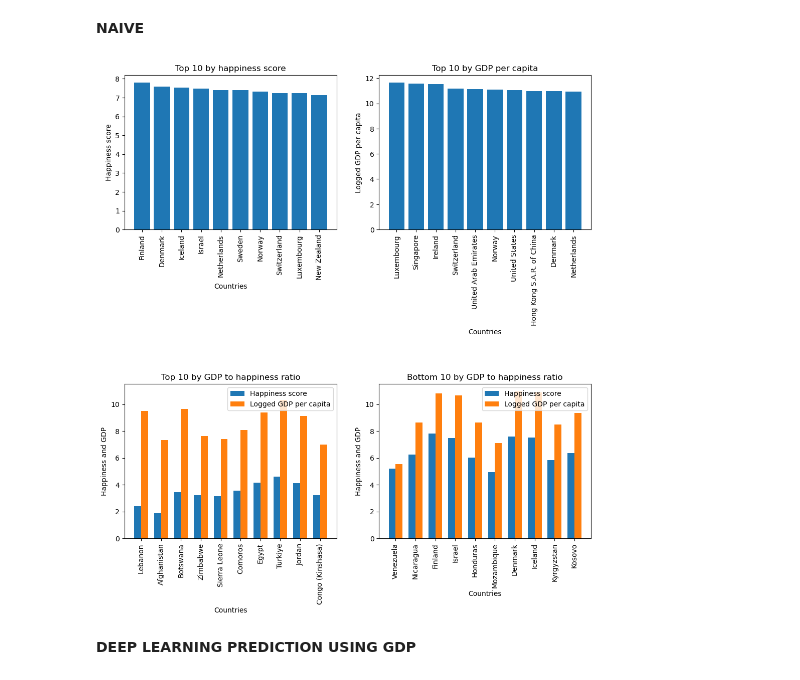
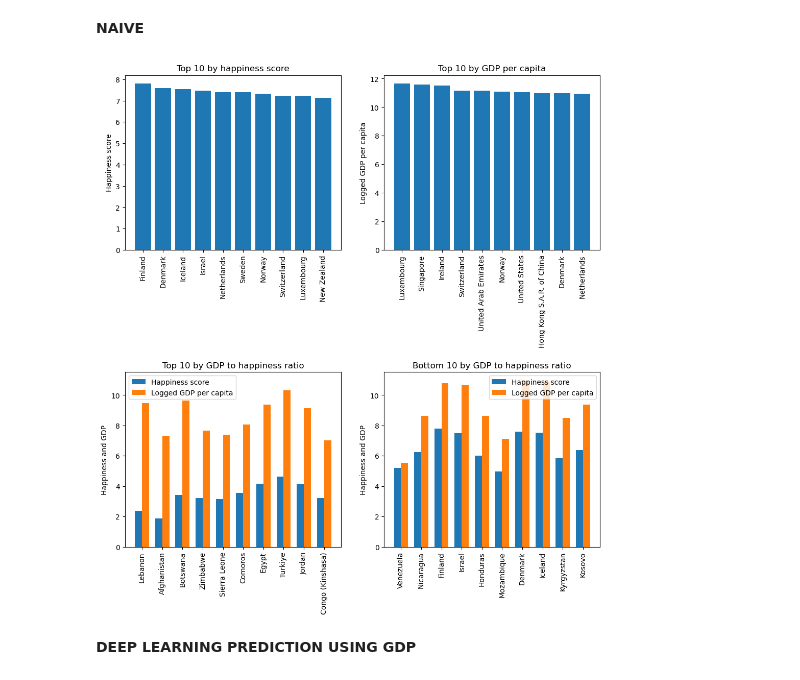
Before and after one commit to yilongsong/economy-happiness, a Jupyter notebook: analyzer.ipynb, the cells around one changed output. Drawn from its saved outputs; the diff is of its cells as text; code cells hidden in the pictures.

Commit message:
complete analyzer minus region histograms

```diff
--- a/analyzer.ipynb
+++ b/analyzer.ipynb
@@ -37,7 +37,8 @@ top_ten_happiness = dataframe.head(10)
 sorted_df_gdp = dataframe.sort_values(by='Logged GDP per capita', ascending=False)
 top_ten_gdp = sorted_df_gdp.head(10)
 
-dataframe['GDP to happiness ratio'] = dataframe['Logged GDP per capita']/dataframe['Ladder score']
+# dataframe['GDP to happiness ratio'] = (math.e**dataframe['Logged GDP per capita'])/dataframe['Ladder score']
+dataframe['GDP to happiness ratio'] = (dataframe['Logged GDP per capita'])/dataframe['Ladder score']
 sorted_df_ratio = dataframe.sort_values(by='GDP to happiness ratio', ascending=False)
 top_ten_ratio = sorted_df_ratio.head(10)
 sorted_df_ratio_reverse = dataframe.sort_values(by='GDP to happiness ratio', ascending=True)
@@ -49,41 +50,39 @@ fig, axs = plt.subplots(2, 2, figsize=(12,12))
 axs[1, 0].get_shared_y_axes().join(axs[1, 0], axs[1, 1])
 
 axs[0,0].bar(top_ten_happiness['Country name'], top_ten_happiness['Ladder score'])
-axs[0,0].set_xlabel('Countries')
 axs[0,0].set_ylabel('Happiness score')
 axs[0,0].set_title('Top 10 by happiness score')
 axs[0,0].set_xticklabels(top_ten_happiness['Country name'], rotation=90)
 
 axs[0,1].bar(top_ten_gdp['Country name'], top_ten_gdp['Logged GDP per capita'])
-axs[0,1].set_xlabel('Countries')
 axs[0,1].set_ylabel('Logged GDP per capita')
 axs[0,1].set_title('Top 10 by GDP per capita')
 axs[0,1].set_xticklabels(top_ten_gdp['Country name'], rotation=90)
 
 index = [i for i in range(0,10)]
 axs[1,0].bar(index, top_ten_ratio['Ladder score'], 0.35, label = "Happiness score")
+# axs[1,0].bar([i+0.35 for i in index], math.e**top_ten_ratio['Logged GDP per capita'], 0.35, label='Logged GDP per capita')
 axs[1,0].bar([i+0.35 for i in index], top_ten_ratio['Logged GDP per capita'], 0.35, label='Logged GDP per capita')
-axs[1,0].set_xlabel('Countries')
 axs[1,0].set_ylabel('Happiness and GDP')
 axs[1,0].set_title('Top 10 by GDP to happiness ratio')
 axs[1,0].set_xticks([i+(0.35/2) for i in index])
 axs[1,0].set_xticklabels(top_ten_ratio['Country name'], rotation=90)
 axs[1,0].legend()
 
 axs[1,1].bar(index, last_ten_ratio['Ladder score'], 0.35, label = "Happiness score")
+#axs[1,1].bar([i+0.35 for i in index], math.e**last_ten_ratio['Logged GDP per capita'], 0.35, label='Logged GDP per capita')
 axs[1,1].bar([i+0.35 for i in index], last_ten_ratio['Logged GDP per capita'], 0.35, label='Logged GDP per capita')
-axs[1,1].set_xlabel('Countries')
 axs[1,1].set_ylabel('Happiness and GDP')
 axs[1,1].set_title('Bottom 10 by GDP to happiness ratio')
 axs[1,1].set_xticks([i+(0.35/2) for i in index])
 axs[1,1].set_xticklabels(last_ten_ratio['Country name'], rotation=90)
 axs[1,1].legend()
 
-plt.subplots_adjust(hspace=1)
+plt.subplots_adjust(hspace=0.7)
 
 plt.show()
 # %% [output]
-[figure, old version]
+[figure, new version]
 # %% [markdown]
 **DEEP LEARNING PREDICTION USING GDP**
 # %%
```
Also changed, not shown: parts of 37 cells of this notebook, 11 other files.
